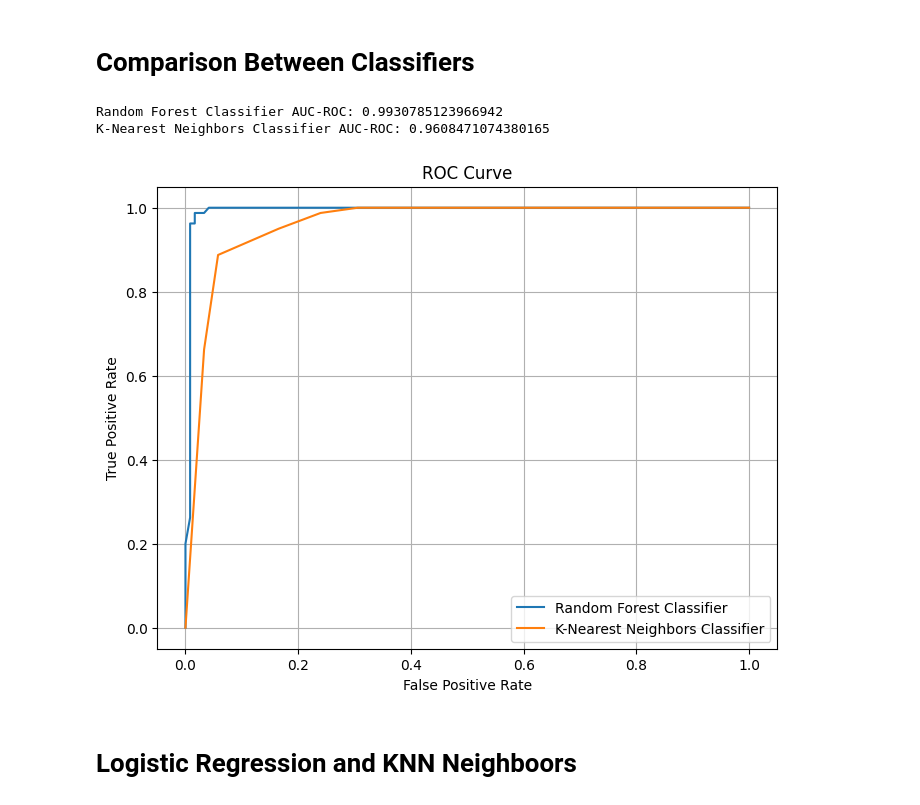
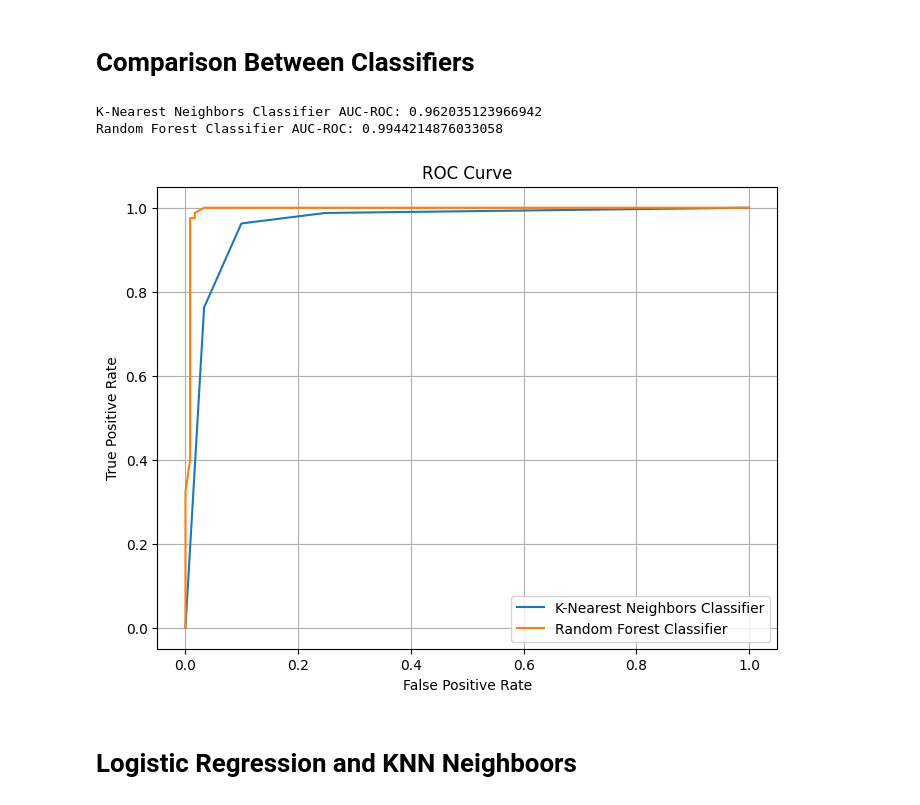
Before and after one commit to AuraNatale/AutismDataMining, a Jupyter notebook: Source Code/classification.ipynb, the cells around one changed output. Saved outputs shown, nothing was run; the diff lists cells and outputs as text; code cells hidden in the pictures.

```diff
--- a/Source Code/classification.ipynb
+++ b/Source Code/classification.ipynb
@@ -121,7 +121,7 @@ def general_pipeline(dataset, target, classifier, encoder = True, scaler = True,
     grid_search = GridSearchCV(pipeline, parameters, cv= k_folds, scoring=scoring, refit='accuracy')
 
     # Esecuzione della ricerca a griglia
-    grid_search.fit(X_train, y_train)
+    grid_search.fit(dataset, target)
 
     # Visualizzazione dei risultati
     print("Risultati della cross-validation per tutte le combinazioni di iperparametri:")
@@ -295,43 +295,41 @@ plt.show()
 # Comparison Between Classifiers
 # %%
 # Define a function to evaluate the AUC-ROC for a given model
-def evaluate_roc_auc(model, X_train, X_test, y_train, y_test):
-    model.fit(X_train, y_train)
+def evaluate_roc_auc(model, X_test, y_test):
     y_proba = model.predict_proba(X_test)[:, 1]
     auc_roc = roc_auc_score(y_test, y_proba)
     return auc_roc
 
-# Evaluate AUC-ROC for both models
-rf_auc_roc = evaluate_roc_auc(rf_pipeline, X_train, X_test, y_train, y_test)
-knn_auc_roc = evaluate_roc_auc(knn_pipeline, X_train, X_test, y_train, y_test)
+knn_auc_roc = evaluate_roc_auc(knn_model, X_test, y_test)
+rf_auc_roc = evaluate_roc_auc(rf_model, X_test, y_test)
 
 # Print the results
+print("K-Nearest Neighbors Classifier AUC-ROC:", knn_auc_roc)
 print("Random Forest Classifier AUC-ROC:", rf_auc_roc)
-print("K-Nearest Neighbors Classifier AUC-ROC:", knn_auc_roc)
 # %% [output]
-Random Forest Classifier AUC-ROC: 0.9930785123966942
-K-Nearest Neighbors Classifier AUC-ROC: 0.9608471074380165
+K-Nearest Neighbors Classifier AUC-ROC: 0.962035123966942
+Random Forest Classifier AUC-ROC: 0.9944214876033058
 # %%
 # Define a function to plot the ROC curve for a given model
 def plot_roc_curve(model, X_test, y_test, model_name):
     y_proba = model.predict_proba(X_test)[:, 1]
     fpr, tpr, _ = roc_curve(y_test, y_proba)
     plt.plot(fpr, tpr, label=model_name)
     plt.xlabel('False Positive Rate')
     plt.ylabel('True Positive Rate')
     plt.title('ROC Curve')
     plt.legend()
     plt.grid(True)
 
 # Plot ROC curve for both models
 y_test_binary = (y_test == 2).astype(int)
 
 plt.figure(figsize=(8, 6))
-plot_roc_curve(rf_pipeline, X_test, y_test_binary, 'Random Forest Classifier')
-plot_roc_curve(knn_pipeline, X_test, y_test_binary, 'K-Nearest Neighbors Classifier')
+plot_roc_curve(knn_model, X_test, y_test_binary, 'K-Nearest Neighbors Classifier')
+plot_roc_curve(rf_model, X_test, y_test_binary, 'Random Forest Classifier')
 plt.show()
 # %% [output]
-[figure, old version]
+[figure, new version]
 # %% [markdown]
 # Logistic Regression and KNN Neighboors
 # %%
```
Also changed, not shown: parts of 3 cells of this notebook.
